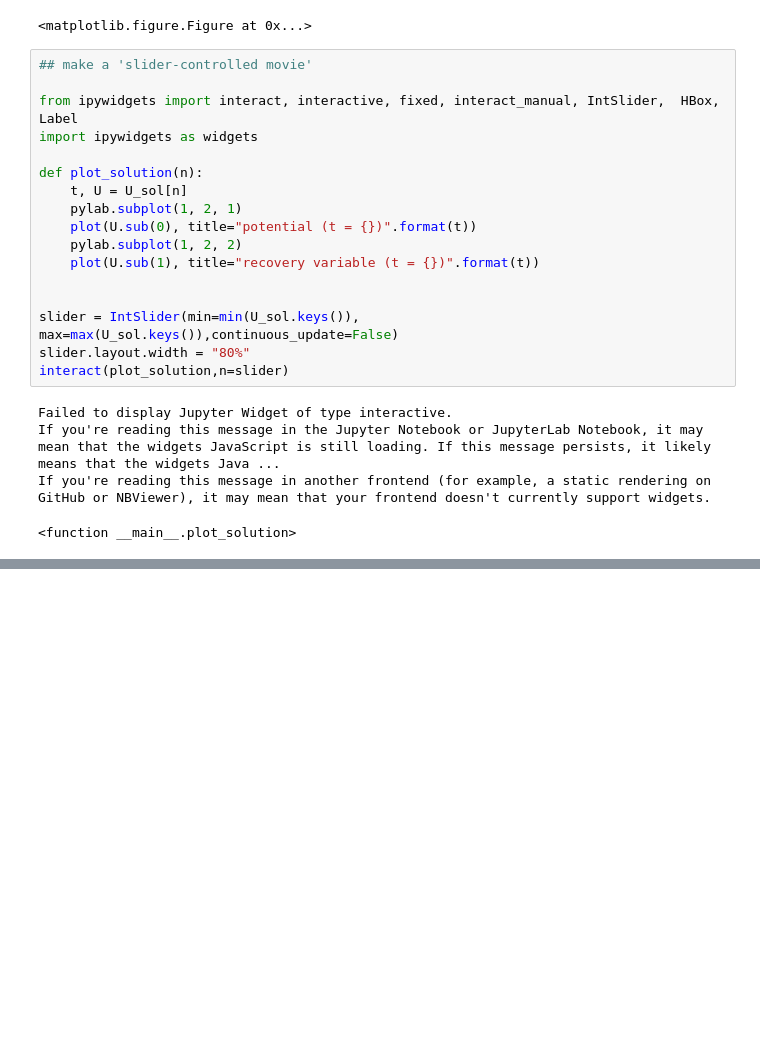
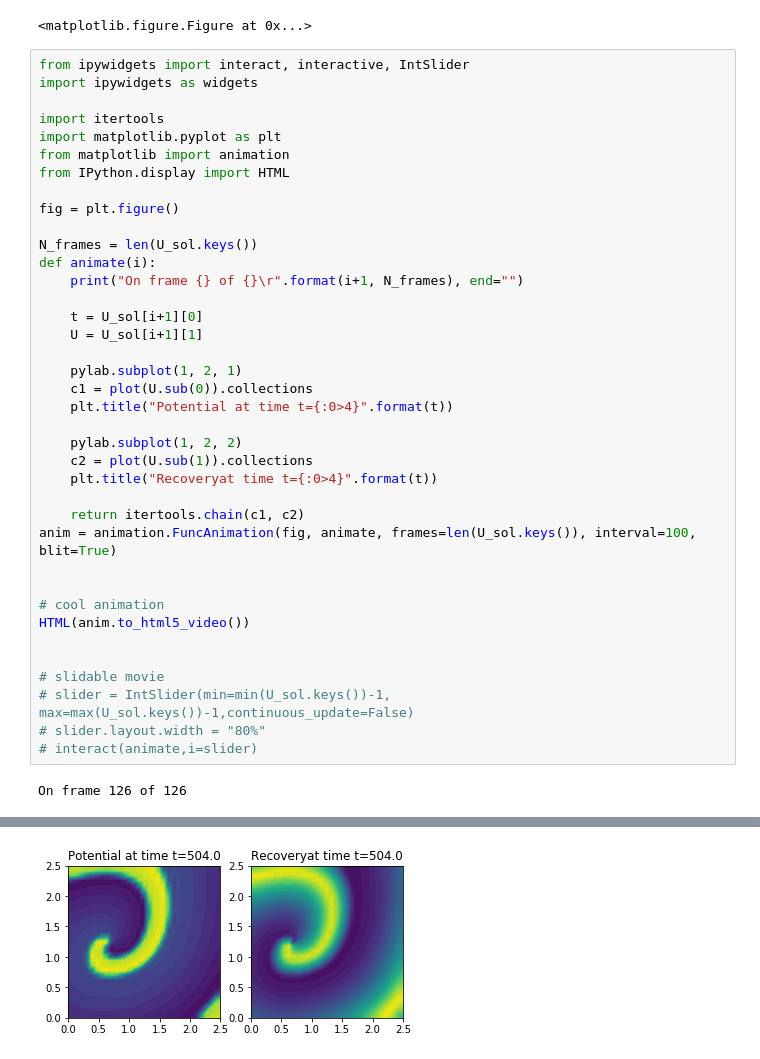
Before and after one commit to andygedwards/SSCP_2018, a Jupyter notebook: L15/L05 - FitzhughNagumo-Solution.ipynb, the cells around one changed output, grey strips where cells are left out. Drawn from its saved outputs; the diff is of its cells as text; blank space fills up the shorter version.

Commit message:
Final animation tweak

```diff
--- a/L15/L05 - FitzhughNagumo-Solution.ipynb
+++ b/L15/L05 - FitzhughNagumo-Solution.ipynb
@@ -193,24 +193,42 @@ t=500.00, number of Newton iterations= 7
 t=504.00, number of Newton iterations= 7
 <matplotlib.figure.Figure at 0x...>
 # %%
-## make a 'slider-controlled movie'
-
-from ipywidgets import interact, interactive, fixed, interact_manual, IntSlider,  HBox, Label
+from ipywidgets import interact, interactive, IntSlider
 import ipywidgets as widgets
 
-def plot_solution(n):
-    t, U = U_sol[n]
+import itertools
+import matplotlib.pyplot as plt
+from matplotlib import animation
+from IPython.display import HTML
+
+fig = plt.figure()
+
+N_frames = len(U_sol.keys())
+def animate(i):
+    print("On frame {} of {}\r".format(i+1, N_frames), end="")
+
+    t = U_sol[i+1][0]
+    U = U_sol[i+1][1]
+
     pylab.subplot(1, 2, 1)
-    plot(U.sub(0), title="potential (t = {})".format(t))
+    c1 = plot(U.sub(0)).collections
+    plt.title("Potential at time t={:0>4}".format(t))
+
     pylab.subplot(1, 2, 2)
-    plot(U.sub(1), title="recovery variable (t = {})".format(t))
+    c2 = plot(U.sub(1)).collections
+    plt.title("Recoveryat time t={:0>4}".format(t))
+
+    return itertools.chain(c1, c2)
+anim = animation.FuncAnimation(fig, animate, frames=len(U_sol.keys()), interval=100, blit=True)
 
 
-slider = IntSlider(min=min(U_sol.keys()), max=max(U_sol.keys()),continuous_update=False)
-slider.layout.width = "80%"
-interact(plot_solution,n=slider)
+# cool animation
+HTML(anim.to_html5_video())
+
+
+# slidable movie
+# slider = IntSlider(min=min(U_sol.keys())-1, max=max(U_sol.keys())-1,continuous_update=False)
+# slider.layout.width = "80%"
+# interact(animate,i=slider)
 # %% [output]
-Failed to display Jupyter Widget of type interactive.
-If you're reading this message in the Jupyter Notebook or JupyterLab Notebook, it may mean that the widgets JavaScript is still loading. If this message persists, it likely means that the widgets Java ...
-If you're reading this message in another frontend (for example, a static rendering on GitHub or NBViewer), it may mean that your frontend doesn't currently support widgets.
+On frame 126 of 126
-<function __main__.plot_solution>
@@ -216,0 +236 @@ If you're reading this message in another frontend (for example, a static render
+[figure, added]
```
Also changed, not shown: parts of 2 cells of this notebook.
